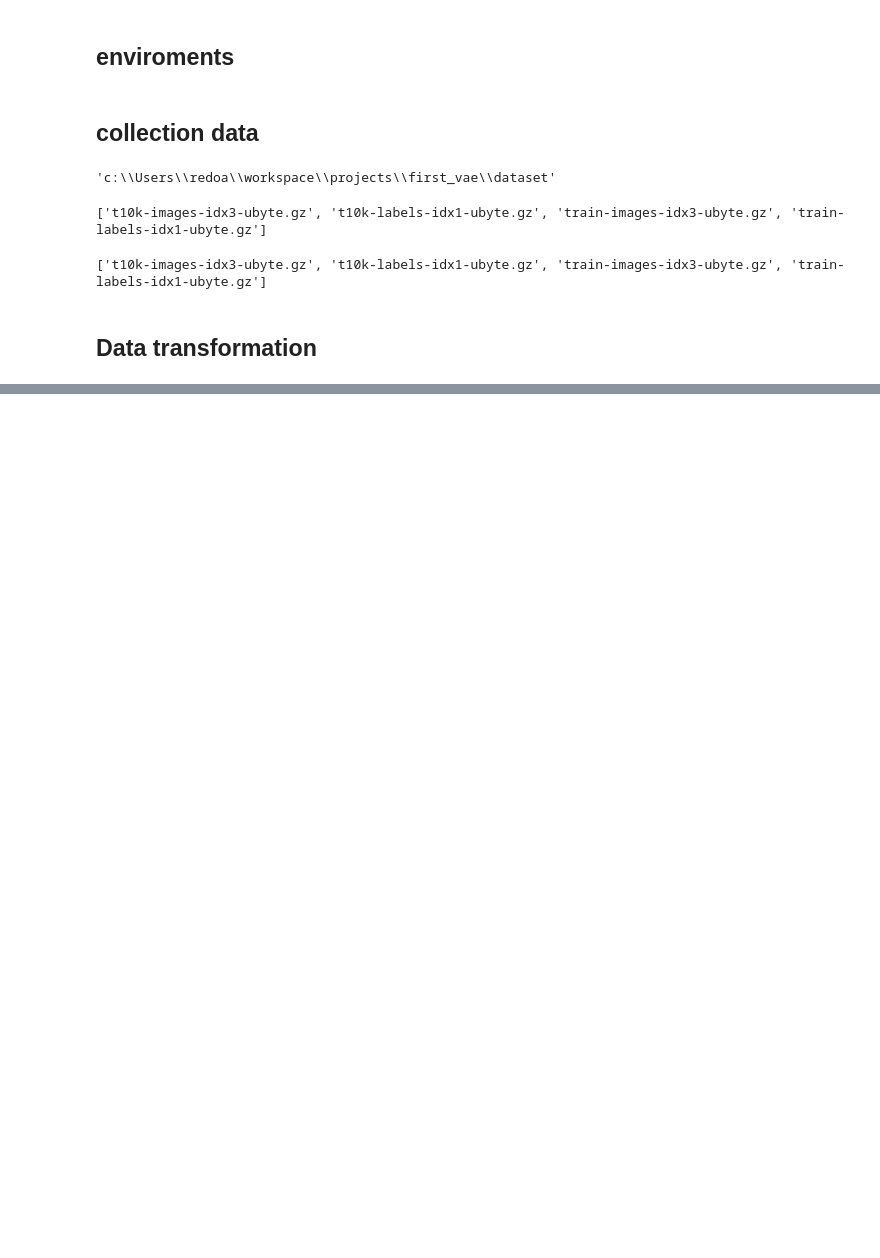
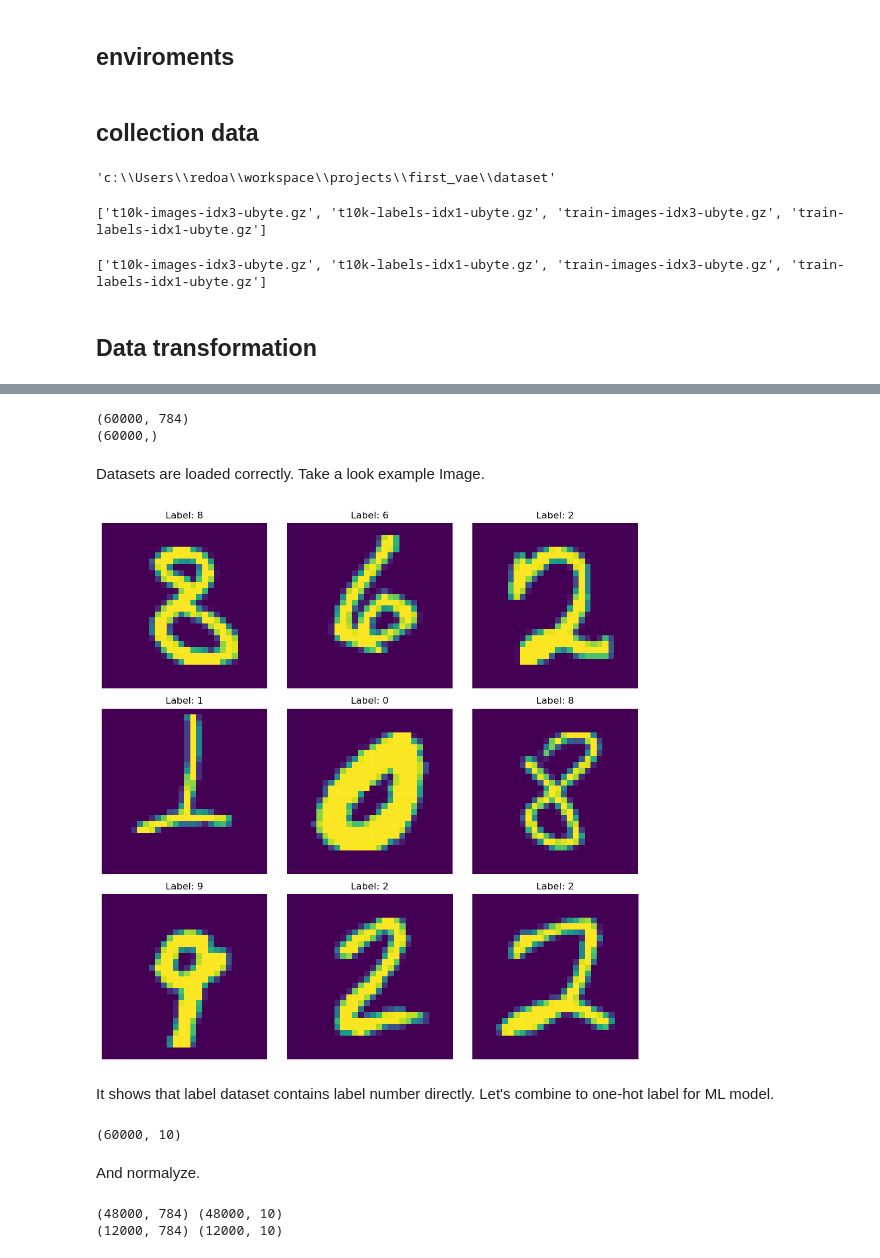
Before and after one commit to jimi-117/first_vae, a Jupyter notebook: vae_mnist.ipynb, the cells around one changed output, grey strips where cells are left out. Cells and saved outputs as stored; diff of their text form; code cells hidden in the pictures; blank space fills up the shorter version.

```diff
--- a/vae_mnist.ipynb
+++ b/vae_mnist.ipynb
@@ -83,0 +104,68 @@ with gzip.open(file_path, 'rb') as f:
+# %%
+# Decline the dataset and load data
+
+dataset = {}
+dataset['train_img'] = load_image('train_img')
+dataset['train_label'] = load_label('train_label')
+dataset['test_img'] = load_image('test_img')
+dataset['test_label'] = load_label('test_label')
+# %%
+import pickle
+
+save_file = dataset_dir + '/mnist.pkl'
+with open(save_file, 'wb') as f:
+    pickle.dump(dataset, f, -1)
+# %%
+# load dataset from the saved file
+with open(save_file, 'rb') as f:
+    dataset = pickle.load(f)
+# %%
+print(dataset['train_img'].shape)
+print(dataset['train_label'].shape)
+# %% [output]
+(60000, 784)
+(60000,)
+# %% [markdown]
+Datasets are loaded correctly. Take a look example Image.
+# %%
+import random
+# Select nine random indices
+random_indices = random.sample(range(len(dataset['train_img'])), 9)
+
+# Create a subplot with 3 rows and 3 columns
+fig, axes = plt.subplots(3, 3, figsize=(10, 10))
+
+# Iterate over the random indices and plot the images with labels
+for i, index in enumerate(random_indices):
+    img = dataset['train_img'][index].reshape((28, 28))
+    label = dataset['train_label'][index]
+
+    # Plot the image
+    axes[i // 3, i % 3].imshow(img)
+    axes[i // 3, i % 3].axis('off')
+
+    # Set the label as the title of the subplot
+    axes[i // 3, i % 3].set_title('Label: {}'.format(label.argmax()))
+
+# Adjust the spacing between subplots
+plt.tight_layout()
+
+# Show the plot
+plt.show()
+# %% [output]
+[figure, added]
+# %% [markdown]
+It shows that label dataset contains label number directly. Let's combine to one-hot label for ML model.
+# %%
+def to_one_hot(label):
+    T = np.zeros((label.size, 10))
+    for i in range(label.size):
+        T[i][label[i]] = 1
+    return T
+
+dataset['train_label'] = to_one_hot(dataset['train_label'])
+dataset['train_label'].shape    #-> (60000, 10)
+# %% [output]
+(60000, 10)
+# %% [markdown]
+And normalyze.
@@ -83,0 +180,12 @@ with gzip.open(file_path, 'rb') as f:
+# %%
+# Prepare the validation set
+
+from sklearn.model_selection import train_test_split
+
+X_train, X_val, y_train, y_val = train_test_split(dataset['train_img'], dataset['train_label'], test_size=0.2, random_state=42)
+
+print(X_train.shape, y_train.shape)
+print(X_val.shape, y_val.shape)
+# %% [output]
+(48000, 784) (48000, 10)
+(12000, 784) (12000, 10)
```
Also changed, not shown: parts of 13 cells of this notebook.
